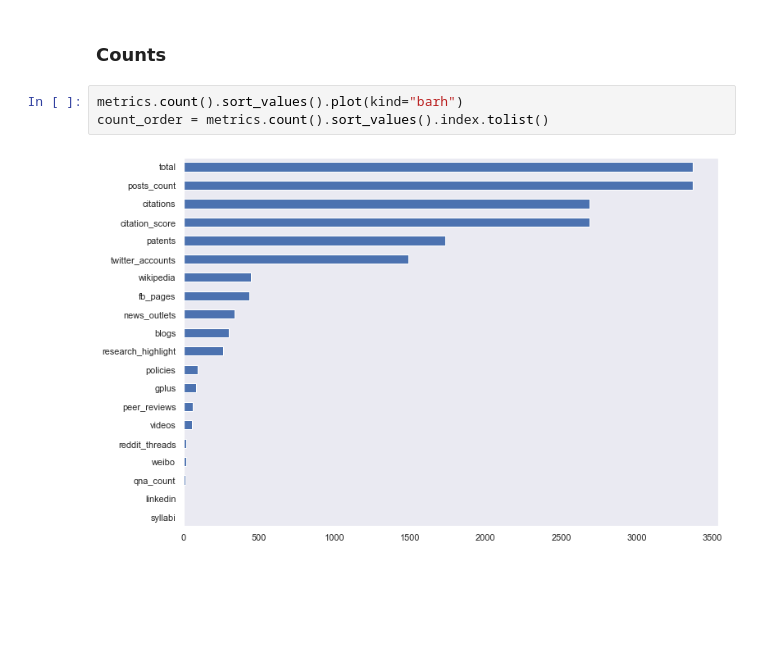
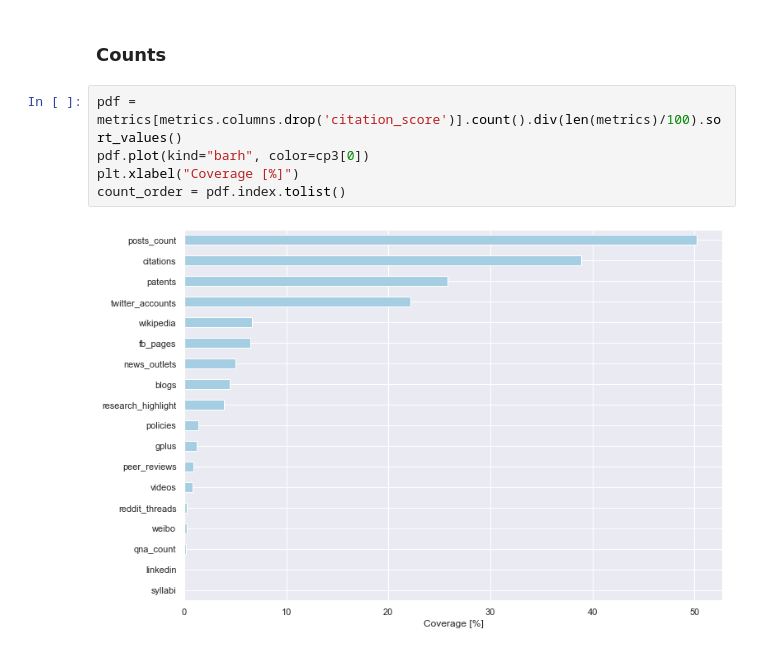
Before and after one commit to ScholCommLab/tracking-grants, a Jupyter notebook: notebooks/reports/interim_report_2.ipynb, the cells around one changed output. Saved outputs shown, nothing was run; the diff lists cells and outputs as text; blank space fills up the shorter version.

```diff
--- a/notebooks/reports/interim_report_2.ipynb
+++ b/notebooks/reports/interim_report_2.ipynb
@@ -223,8 +227,10 @@ sns.despine()
 # %% [markdown]
 ### Counts
-# %%
-metrics.count().sort_values().plot(kind="barh")
-count_order = metrics.count().sort_values().index.tolist()
-# %% [output]
-[figure, removed]
+# %%
+pdf = metrics[metrics.columns.drop('citation_score')].count().div(len(metrics)/100).sort_values()
+pdf.plot(kind="barh", color=cp3[0])
+plt.xlabel("Coverage [%]")
+count_order = pdf.index.tolist()
+# %% [output]
+[figure, added]
 # %%
```
Also changed, not shown: parts of 23 cells of this notebook.
